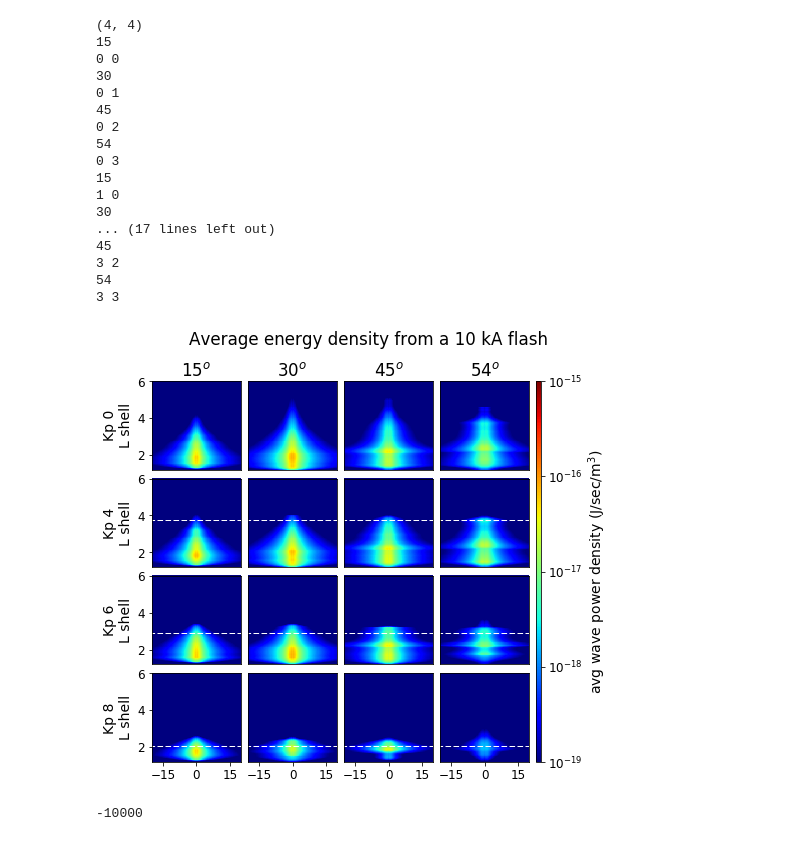
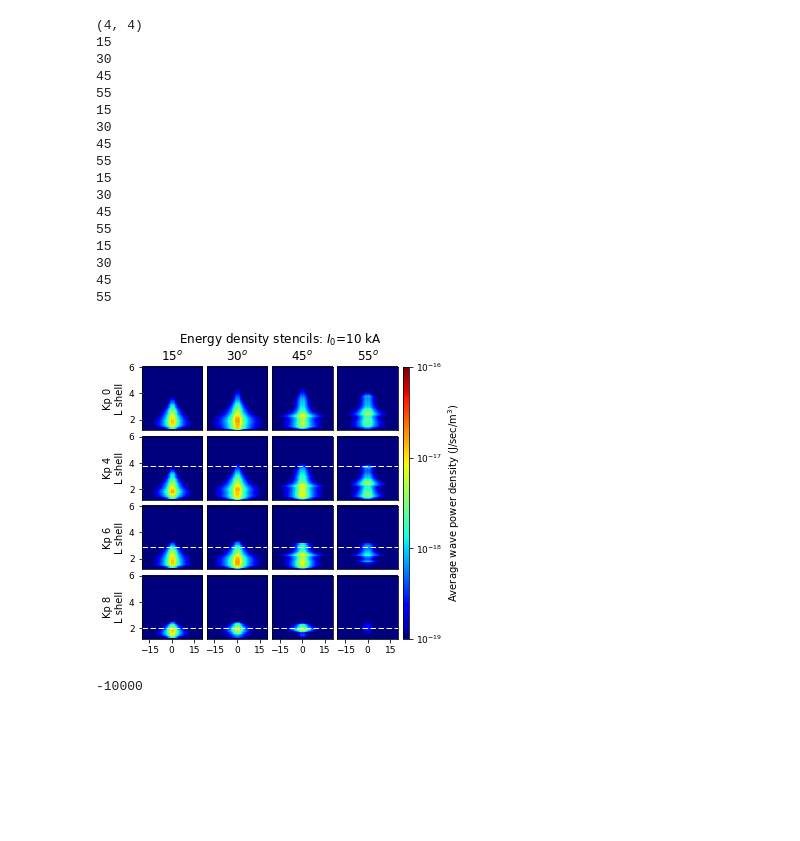
Before and after one commit to asousa/thesis_figures, a Jupyter notebook: wave_energy_vs_L.ipynb, the cells around one changed output. Saved outputs shown, nothing was run; the diff lists cells and outputs as text; code cells hidden in the pictures; blank space fills up the shorter version.

```diff
--- a/wave_energy_vs_L.ipynb
+++ b/wave_energy_vs_L.ipynb
@@ -114,29 +58,44 @@ def plot_lon(data, lonlims=None, Llims=None, clims=None):
 # %%
+# # --------------- Latex Plot Beautification --------------------------
+# fig_width = 7
+# fig_height = 6
+# fig_size =  [fig_width+1,fig_height+1]
+# params = {'backend': 'ps',
+#           'axes.labelsize': 14,
+#           'font.size': 14,
+#           'legend.fontsize': 12,
+#           'xtick.labelsize': 12,
+#           'ytick.labelsize': 12,
+#           'text.usetex': False,
+#           'figure.figsize': fig_size}
+# plt.rcParams.update(params)
+# # --------------- Latex Plot Beautification --------------------------
 # --------------- Latex Plot Beautification --------------------------
-fig_width = 7
-fig_height = 6
+fig_width = 4.5
+fig_height = 4
 fig_size =  [fig_width+1,fig_height+1]
 params = {'backend': 'ps',
-          'axes.labelsize': 14,
-          'font.size': 14,
-          'legend.fontsize': 12,
-          'xtick.labelsize': 12,
-          'ytick.labelsize': 12,
+          'axes.labelsize': 10,
+          'font.size': 10,
+          'legend.fontsize': 10,
+          'xtick.labelsize': 9,
+          'ytick.labelsize': 9,
           'text.usetex': False,
           'figure.figsize': fig_size}
 plt.rcParams.update(params)
 # --------------- Latex Plot Beautification --------------------------
 
 
-in_dir = '/shared/users/asousa/WIPP/lightning_power_study/outputs/nightside/mode6_v2/'
+
+in_dir = '/shared/users/asousa/WIPP/lightning_power_study/outputs/nightside/mode6_v3/'
 
 # lats = [15, 20, 25, 30, 35, 40, 45, 50]
-lats = [15, 30, 45, 54]
+lats = [15, 30, 45, 55]
 kps = [0,4,6,8]
 fig = plt.figure()
 
 widths = [1 for x in lats]
-widths.append(0.05)
+widths.append(0.1)
 gs = gridspec.GridSpec(len(kps),len(lats) + 1, width_ratios=widths)
 gs.update(wspace=0.1, hspace=0.1) # set the spacing between axes.
 ax = []
@@ -146,7 +105,7 @@ for k in range(len(kps)):
 cax = plt.subplot(gs[:,-1])
 ax = np.array(ax).reshape(len(kps), len(lats))
 print np.shape(ax)
-clims = [-19, -15]
+clims = [-19, -16]
 p = []
 
 # Kp =  0 7.98150681167 6.10722722785
@@ -159,7 +118,7 @@ Lpp = [7.98, 3.74, 2.89, 2.05]
 for k, kp in enumerate(kps):
     for x, lat in enumerate(lats):
         print lat
-        print k, x
+#         print k, x
         with gzip.open(os.path.join(in_dir, 'kp%d/data/data_%g.pklz'%(kp,lat)),'rb') as file:
             data = pickle.load(file)
 
@@ -197,50 +156,51 @@ for k, kp in enumerate(kps):
 #             ax[k,x].set_xticks([])
         ax[k,x].set_xlim([-20,20])
 cb = plt.colorbar(p[-1], cax=cax)
-cb.set_label('avg wave power density (J/sec/m$^3$)')
+cb.set_label('Average wave power density (J/sec/m$^3$)')
 cticks = np.arange(clims[0],clims[1] + 1)
 cb.set_ticks(cticks)
 cticklabels = ['$10^{%d}$'%k for k in cticks]
 cb.set_ticklabels(cticklabels)
 
 for l, lat in enumerate(lats):
     ax[0,l].set_title('%d$^o$'%lat)
 for k, kp in enumerate(kps):
     ax[k,0].set_ylabel('Kp %d\nL shell'%kp)
 
 for l in range(len(lats)):
     for k in range(len(kps)-1):
         ax[k,l].set_xticks([])
 
 for l in range(len(lats)):
     ax[-1,l].set_xticks([-15, 0, 15])
 for l in range(len(lats)-1):
     for k in range(len(kps)):
         ax[k,l+1].set_yticks([])
 #     ax[0].set_ylabel('L shell')
 
-fig.suptitle('Average energy density from a %d kA flash'%(np.abs(data['I0']/1000)))
+fig.suptitle('Energy density stencils: $I_0$=%d kA      '%(np.abs(data['I0']/1000)))
 fig.subplots_adjust(right=0.8)
-fig.savefig('wave_energy_vs_L.png',dpi=150)
+fig.savefig('wave_energy_vs_L_stencils.png',dpi=300)
+# fig.savefig('wave_energy_vs_L.png',dpi=150)
 # %% [output]
 (4, 4)
 15
-0 0
 30
-0 1
 45
-0 2
-54
-0 3
+55
 15
-1 0
 30
-... (17 lines left out)
 45
-3 2
-54
-3 3
+55
+15
+30
+45
+55
+15
+30
+45
+55
-[figure, old version]
+[figure, new version]
 # %%
 print data['I0']
 # %% [output]
```
Also changed, not shown: parts of 3 cells of this notebook, 6 other files.
